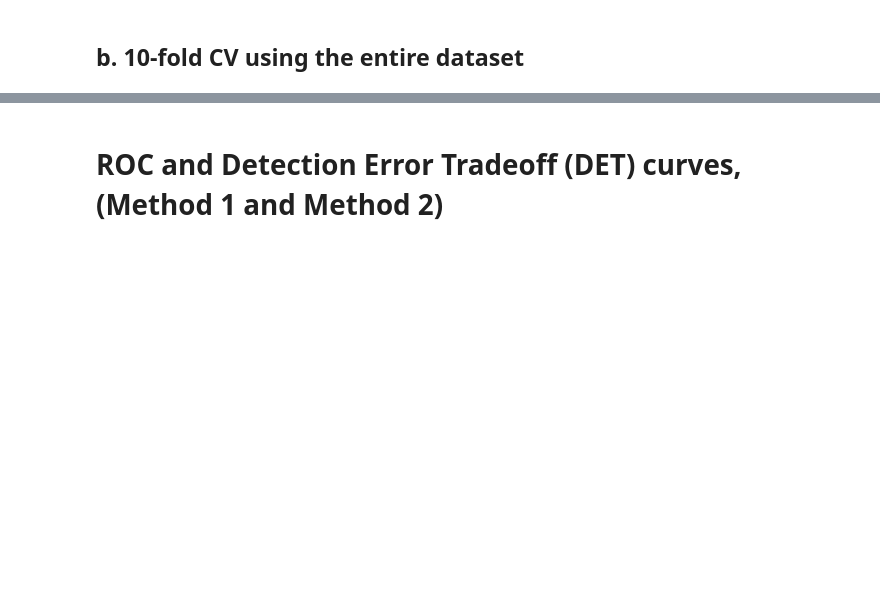
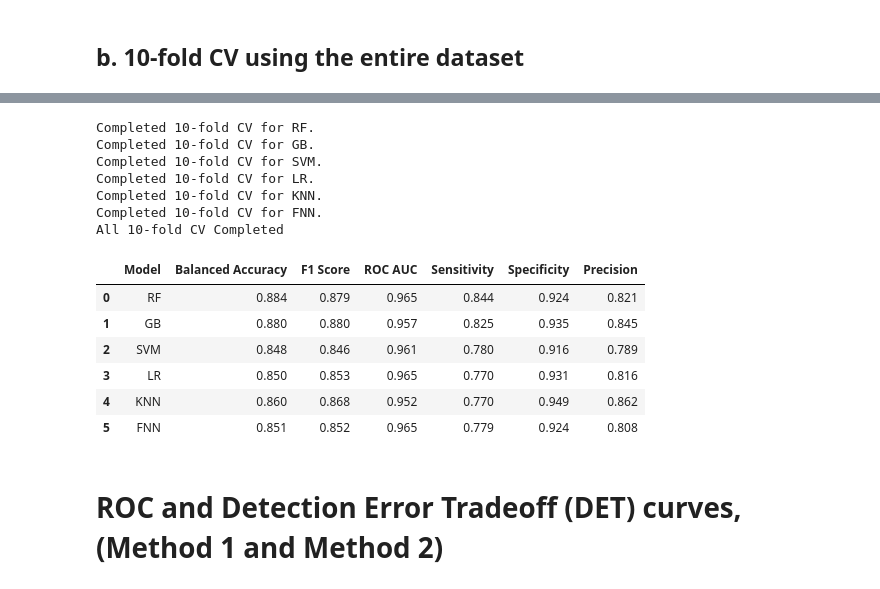
Before and after one commit to OnahPmi/Thyroid-Cancer-Recurrence-Prediction-Project, a Jupyter notebook: Predictive Models Building.ipynb, the cells around one changed output, grey strips where cells are left out. Drawn from its saved outputs; the diff is of its cells as text; code cells hidden in the pictures; blank space fills up the shorter version.

```diff
--- a/Predictive Models Building.ipynb
+++ b/Predictive Models Building.ipynb
@@ -604,2 +492,64 @@ All 10-fold CV Completed
+# %%
+# Set up Stratified K-Fold Cross-Validation
+n_splits = 10
+skf = StratifiedKFold(n_splits=n_splits, shuffle=True, random_state=420)
+
+# Define the best Dimensionality Reduction Technique from Method 3
+tsvd = TruncatedSVD(n_components=5)
+
+ten_fold_cv_results_method_2 = {}
+
+for (model_name, model), results in zip(models.items(), method_2_results.values()):
+
+    print(f"\rRunning {n_splits}-fold CV for {model_name}...", end="", flush=True)
+
+    # Combine the dimensionality reduction, and model into a pipeline
+    pipeline = Pipeline(
+        steps = [
+            ("preprocessor", preprocessor),
+            ("pca", tsvd),
+            ("clf", model),
+        ])
+    tuned_pipeline = pipeline.set_params(**results["Best Parameters"])
+
+    cv_results = cross_validate(tuned_pipeline, X, y, cv=skf, scoring=ten_fold_CV_metrics, return_train_score=False)
+
+    metric_ids = [metric_id for metric_id in cv_results.keys() if metric_id.startswith("test_")]
+    scores = {name: cv_results[metric_id] for name, metric_id in zip(ten_fold_CV_metrics.keys(), metric_ids)}
+
+    ten_fold_cv_results_method_2[model_name] = scores
+
+    print(f"\rCompleted {n_splits}-fold CV for {model_name}")
+
+print(f"\rAll {n_splits}-fold CV Completed")
+
+
+performance_metrics = {metric_name: [] for metric_name in metrics.keys()}
+
+for model_name, result in ten_fold_cv_results_method_2.items():
+    for metric_name, score in result.items():
+        performance_metrics[metric_name].append(np.mean(score))
+
+df_performance = pd.DataFrame(performance_metrics)
+df_performance.insert(0, "Model", [model_name for model_name in models])
+df_performance = df_performance.round(3)
+
+df_performance.to_csv("results/10-fold CV models performance using tSVD.csv", index=False)
+df_performance
+# %% [output]
+Completed 10-fold CV for RF.
+Completed 10-fold CV for GB.
+Completed 10-fold CV for SVM.
+Completed 10-fold CV for LR.
+Completed 10-fold CV for KNN.
+Completed 10-fold CV for FNN.
+All 10-fold CV Completed
+|  | Model | Balanced Accuracy | F1 Score | ROC AUC | Sensitivity | Specificity | Precision |
+| 0 | RF | 0.884 | 0.879 | 0.965 | 0.844 | 0.924 | 0.821 |
+| 1 | GB | 0.880 | 0.880 | 0.957 | 0.825 | 0.935 | 0.845 |
+| 2 | SVM | 0.848 | 0.846 | 0.961 | 0.780 | 0.916 | 0.789 |
+| 3 | LR | 0.850 | 0.853 | 0.965 | 0.770 | 0.931 | 0.816 |
+| 4 | KNN | 0.860 | 0.868 | 0.952 | 0.770 | 0.949 | 0.862 |
+| 5 | FNN | 0.851 | 0.852 | 0.965 | 0.779 | 0.924 | 0.808 |
 # %% [markdown]
 # ROC and Detection Error Tradeoff (DET) curves, (Method 1 and Method 2)
```
Also changed, not shown: parts of 16 cells of this notebook, 1 other file.
